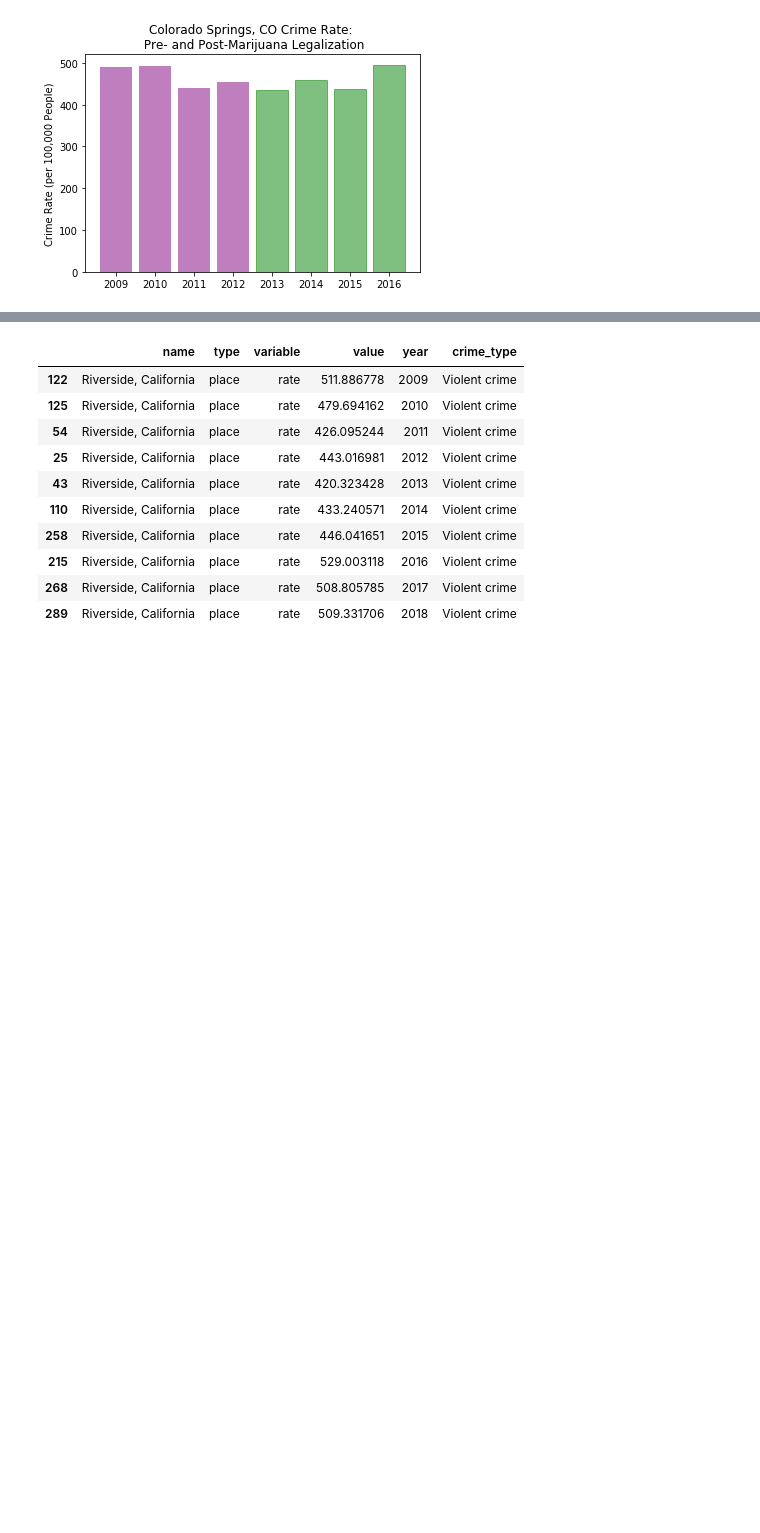
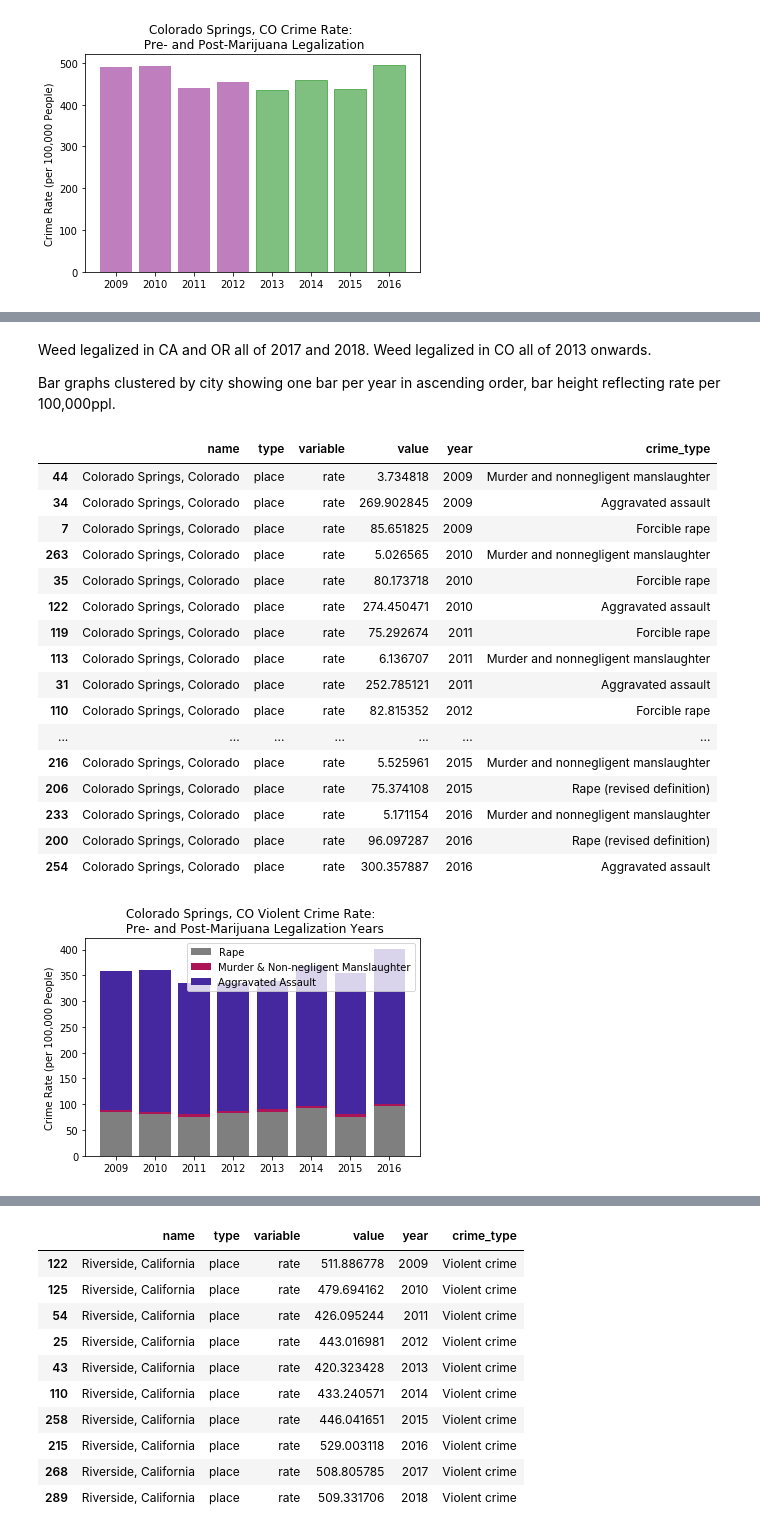
Before and after one commit to rose-gonoud/project1, a Jupyter notebook: initial-all-city-analysis_CO&NYfinalAnalysis.ipynb, the cells around one changed output, grey strips where cells are left out. Saved outputs shown, nothing was run; the diff lists cells and outputs as text; code cells hidden in the pictures; blank space fills up the shorter version.

Commit message:
added CO finalized violent and nonviolent crime visualizations, cleaned up the notebook

```diff
--- a/all-city-analysis.ipynb
+++ b/initial-all-city-analysis_CO&NYfinalAnalysis.ipynb
@@ -223,0 +207,68 @@ CO_NYcrime
+# %% [markdown]
+Weed legalized in CA and OR all of 2017 and 2018. Weed legalized in CO all of 2013 onwards.
+
+Bar graphs clustered by city showing one bar per year in ascending order, bar height reflecting rate per 100,000ppl.
+# %%
+COcrimeRates
+# creating violent crime only set from there:
+# restrict this violent crime set to a period of years useful for comparison w/ weed-legal cities:
+COcrimeRatesYears = COcrimeRates.loc[COcrimeRates["year"].isin(years)]
+COcrimeRatesYears = COcrimeRatesYears.drop_duplicates()
+# remove extraneous columns
+COcrimeRatesYears = COcrimeRatesYears.drop(columns=["key", "id", "place_name"])
+# sort the years to print in ascending order
+COcrimeRatesYears = COcrimeRatesYears.sort_values(['year'], ascending=[True])
+
+# create a list with the text of each violent-crime category and filter data again
+Vcrime = ["Forcible rape", "Murder and nonnegligent manslaughter", "Aggravated assault", "Rape (revised definition)", 'Rape (legacy definition)']
+COcrimeRatesViolent = COcrimeRatesYears.loc[COcrimeRatesYears["crime_type"].isin(Vcrime)]
+
+# Create seperate dataframes for each type of crime:
+
+# create another category for the rape-specific crime types
+rapeCategories = ["Forcible rape", "Rape (revised definition)"]
+COrape = COcrimeRatesViolent.loc[COcrimeRatesViolent["crime_type"].isin(rapeCategories)]
+# set the index of each dataframe to the year the data was from
+COrape = COrape.set_index(["year"])
+
+COmurder = COcrimeRatesViolent.loc[COcrimeRatesViolent["crime_type"] == "Murder and nonnegligent manslaughter"]
+COmurder = COmurder.set_index(["year"])
+
+COassault = COcrimeRatesViolent.loc[COcrimeRatesViolent["crime_type"] == "Aggravated assault"]
+COassault = COassault.set_index(["year"])
+
+# Create a stacked bar plot where each crime type is in a distinct color:
+
+# indices of each dataframe are the same size, can use arbitrary one for plot x-axis
+CO_x_axis = COrape.index
+# each bar is a line here
+p1 = plt.bar(CO_x_axis, COrape["value"], color='black', alpha=0.5, align="center")
+# the bottom arguments indicate where to start the second, third, etc bar in the set. From 2 on they become sums:
+p2 = plt.bar(CO_x_axis, COmurder["value"].values, color='#AD1457', bottom=COrape["value"].values)
+p3 = plt.bar(CO_x_axis, COassault["value"].values, color='#4527A0', bottom=(COmurder["value"] + COrape["value"]).values)
+
+tick_locations = [value for value in CO_x_axis]
+plt.xticks(tick_locations, years)
+plt.title("Colorado Springs, CO Violent Crime Rate: \n Pre- and Post-Marijuana Legalization Years")
+plt.ylabel("Crime Rate (per 100,000 People)")
+plt.legend((p1[0], p2[0], p3[0]), ("Rape", "Murder & Non-negligent Manslaughter", "Aggravated Assault"))
+COcrimeRatesViolent
+# %% [output]
+|  | name | type | variable | value | year | crime_type |
+| 44 | Colorado Springs, Colorado | place | rate | 3.734818 | 2009 | Murder and nonnegligent manslaughter |
+| 34 | Colorado Springs, Colorado | place | rate | 269.902845 | 2009 | Aggravated assault |
+| 7 | Colorado Springs, Colorado | place | rate | 85.651825 | 2009 | Forcible rape |
+| 263 | Colorado Springs, Colorado | place | rate | 5.026565 | 2010 | Murder and nonnegligent manslaughter |
+| 35 | Colorado Springs, Colorado | place | rate | 80.173718 | 2010 | Forcible rape |
+| 122 | Colorado Springs, Colorado | place | rate | 274.450471 | 2010 | Aggravated assault |
+| 119 | Colorado Springs, Colorado | place | rate | 75.292674 | 2011 | Forcible rape |
+| 113 | Colorado Springs, Colorado | place | rate | 6.136707 | 2011 | Murder and nonnegligent manslaughter |
+| 31 | Colorado Springs, Colorado | place | rate | 252.785121 | 2011 | Aggravated assault |
+| 110 | Colorado Springs, Colorado | place | rate | 82.815352 | 2012 | Forcible rape |
+| ... | ... | ... | ... | ... | ... | ... |
+| 216 | Colorado Springs, Colorado | place | rate | 5.525961 | 2015 | Murder and nonnegligent manslaughter |
+| 206 | Colorado Springs, Colorado | place | rate | 75.374108 | 2015 | Rape (revised definition) |
+| 233 | Colorado Springs, Colorado | place | rate | 5.171154 | 2016 | Murder and nonnegligent manslaughter |
+| 200 | Colorado Springs, Colorado | place | rate | 96.097287 | 2016 | Rape (revised definition) |
+| 254 | Colorado Springs, Colorado | place | rate | 300.357887 | 2016 | Aggravated assault |
+[figure, added]
```
Also changed, not shown: parts of 12 cells of this notebook.
